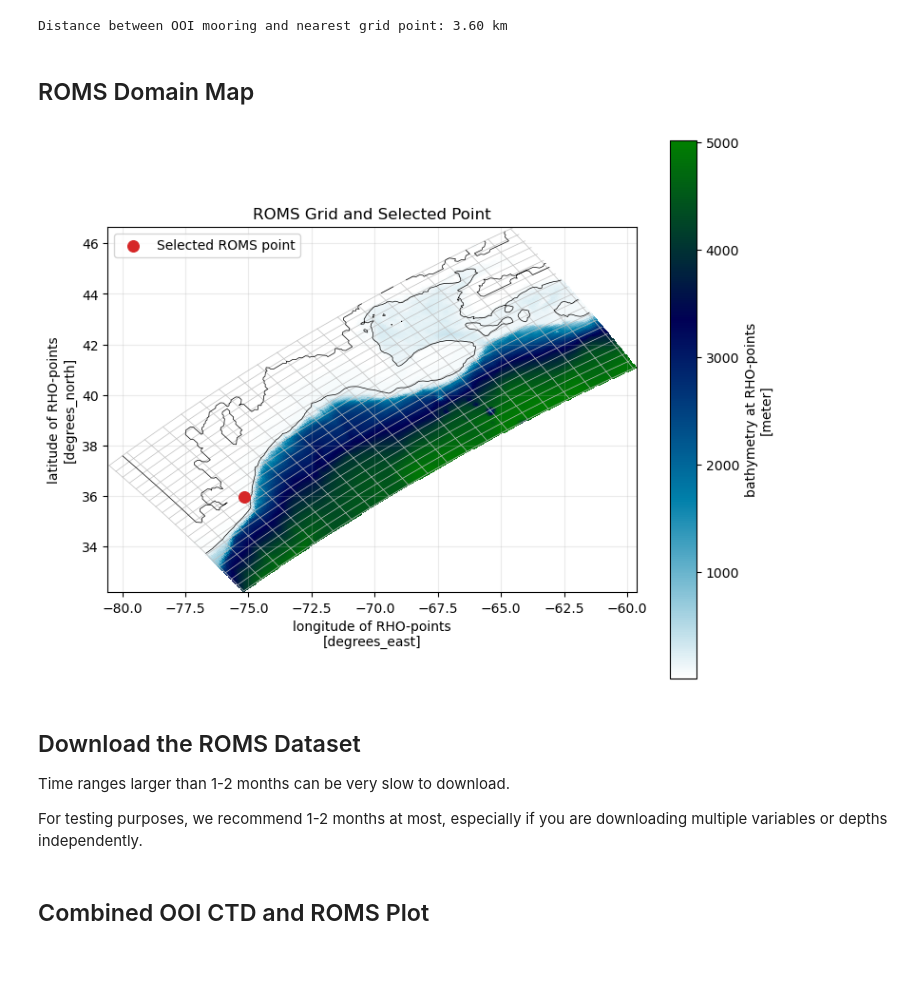
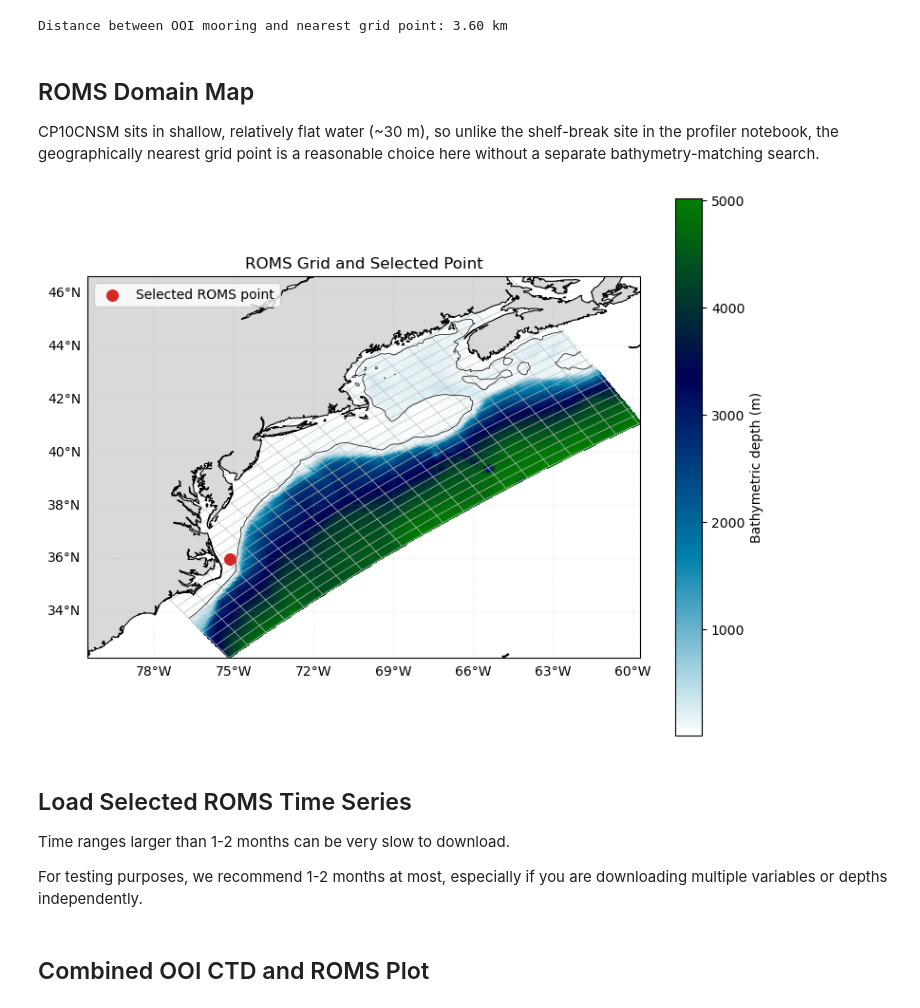
Before and after one commit to embark-cybertraining/embark-scratch-notebooks, a Jupyter notebook: session_4_roms/roms_ooi_buoy.ipynb, the cells around one changed output. Drawn from its saved outputs; the diff is of its cells as text; code cells hidden in the pictures; blank space fills up the shorter version.

Commit message:
Updated ROMS notebooks

```diff
--- a/session_4_roms/roms_ooi_buoy.ipynb
+++ b/session_4_roms/roms_ooi_buoy.ipynb
@@ -205,36 +219,87 @@ print(f'Distance between OOI mooring and nearest grid point: {distance_km:.2f} k
 Distance between OOI mooring and nearest grid point: 3.60 km
 # %% [markdown]
 ## ROMS Domain Map
+
+CP10CNSM sits in shallow, relatively flat water (~30 m), so unlike the shelf-break site in the profiler notebook, the geographically nearest grid point is a reasonable choice here without a separate bathymetry-matching search.
 # %%
-# Simple map: ROMS grid + selected nearest point.
-fig, ax = plt.subplots(figsize=(8, 6))
+# ROMS domain map with coastlines and the selected point.
+map_crs = ccrs.PlateCarree()
+fig, ax = plt.subplots(figsize=(8, 6), subplot_kw={'projection': map_crs})
 
 # Subsample grid lines to keep plotting light and readable.
 step_eta = max(1, lat2d.shape[0] // 20)
 step_xi = max(1, lat2d.shape[1] // 20)
 
 for eta in range(0, lat2d.shape[0], step_eta):
-    ax.plot(lon2d.isel(eta_rho=eta), lat2d.isel(eta_rho=eta), color='0.75', lw=0.5)
+    ax.plot(
+        lon2d.isel(eta_rho=eta),
+        lat2d.isel(eta_rho=eta),
+        color='0.75',
+        lw=0.5,
+        transform=map_crs,
+    )
 for xi in range(0, lon2d.shape[1], step_xi):
-    ax.plot(lon2d.isel(xi_rho=xi), lat2d.isel(xi_rho=xi), color='0.75', lw=0.5)
+    ax.plot(
+        lon2d.isel(xi_rho=xi),
+        lat2d.isel(xi_rho=xi),
+        color='0.75',
+        lw=0.5,
+        transform=map_crs,
+    )
 
-ax.scatter(grid_lon, grid_lat, s=70, c='tab:red', marker='o', label='Selected ROMS point', zorder=3)
+bathymetry = ds.h.plot.pcolormesh(
+    x='lon_rho',
+    y='lat_rho',
+    cmap='ocean_r',
+    ax=ax,
+    transform=map_crs,
+    add_colorbar=False,
+)
+ds.h.plot.contour(
+    x='lon_rho',
+    y='lat_rho',
+    colors='k',
+    levels=[5, 100],
+    linewidths=0.5,
+    ax=ax,
+    transform=map_crs,
+    add_colorbar=False,
+)
 
-ds.h.plot.pcolormesh(x = 'lon_rho', y = 'lat_rho', cmap='ocean_r')
-ds.h.plot.contour(x = 'lon_rho', y = 'lat_rho', colors='k', levels=[5, 100], linewidths=0.5)
+ax.add_feature(cfeature.LAND, facecolor='0.85', edgecolor='none', zorder=2)
+ax.coastlines(resolution='10m', color='black', linewidth=0.8, zorder=3)
 
-# ax.set_xlabel('Longitude')
-# ax.set_ylabel('Latitude')
+ax.scatter(
+    grid_lon,
+    grid_lat,
+    s=70,
+    c='tab:red',
+    marker='o',
+    label='Selected ROMS point',
+    zorder=4,
+    transform=map_crs,
+)
+
+ax.set_xlabel('')
+ax.set_ylabel('')
 ax.set_title('ROMS Grid and Selected Point')
 ax.legend(loc='best')
-ax.grid(True, alpha=0.25)
-ax.set_aspect('equal', adjustable='box')
+gridlines = ax.gridlines(draw_labels=True, alpha=0.25, linestyle=':')
+gridlines.top_labels = False
+gridlines.right_labels = False
+ax.set_extent([
+    float(lon2d.min()),
+    float(lon2d.max()),
+    float(lat2d.min()),
+    float(lat2d.max()),
+], crs=map_crs)
+fig.colorbar(bathymetry, ax=ax, label='Bathymetric depth (m)')
 plt.tight_layout()
 plt.show()
 # %% [output]
-[figure, old version]
+[figure, new version]
 # %% [markdown]
-## Download the ROMS Dataset
+## Load Selected ROMS Time Series
 
 Time ranges larger than 1-2 months can be very slow to download.
 
```
Also changed, not shown: parts of 8 cells of this notebook, 1 other file.
